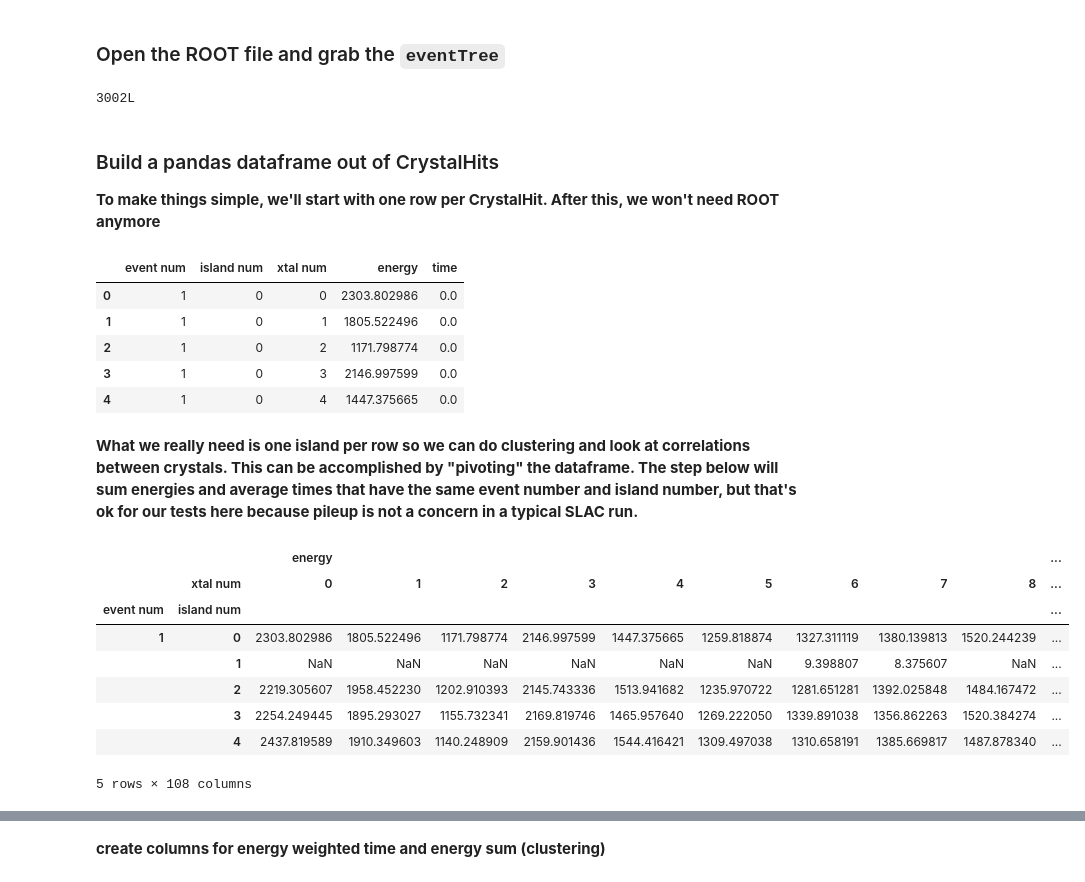
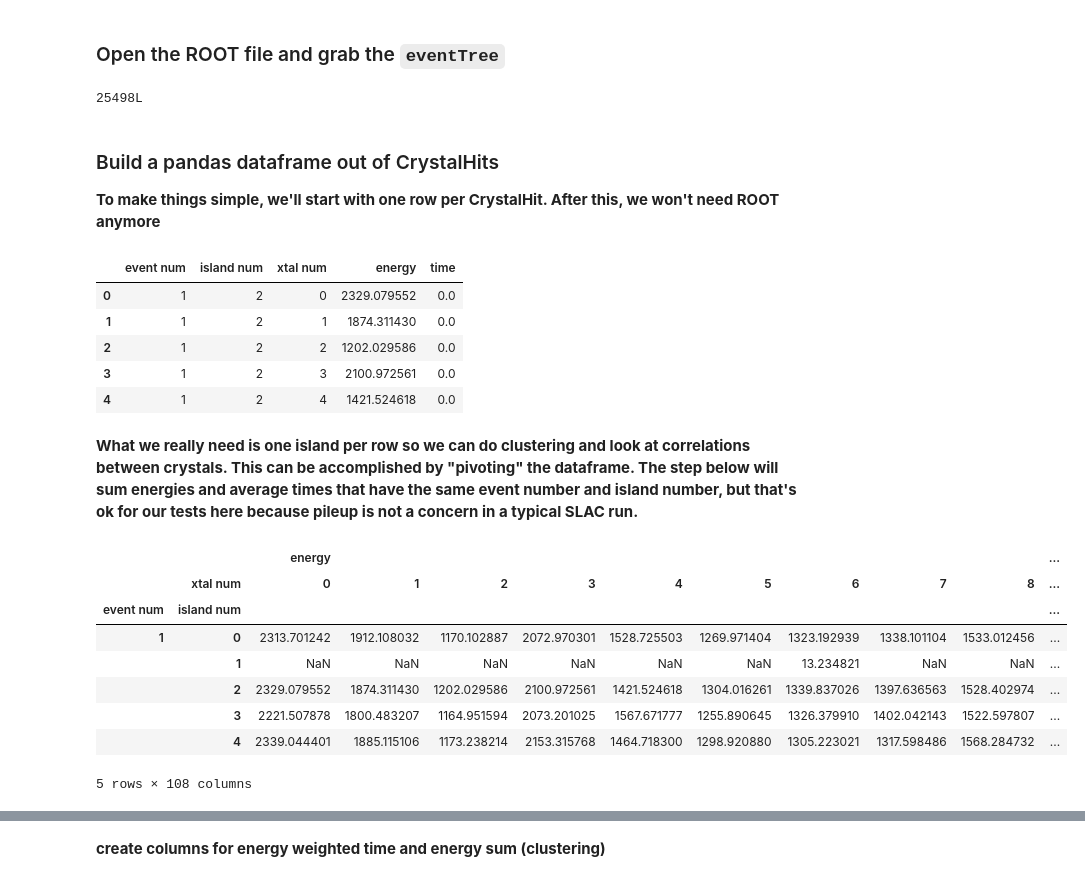
Before and after one commit to atfienberg/gm2-jupyter-notebooks, a Jupyter notebook: SLACWithPandas.ipynb, the cells around one changed output, grey strips where cells are left out. Drawn from its saved outputs; the diff is of its cells as text; code cells hidden in the pictures.

```diff
--- a/SLACWithPandas.ipynb
+++ b/SLACWithPandas.ipynb
@@ -21,8 +21,9 @@ Welcome to JupyROOT 6.08/02
 # %% [markdown]
 ### Open the ROOT file and grab the `eventTree`
 # %%
-slacf = ROOT.TFile("gm2slac_run01936.root")
-slact = slacf.Get('slacAnalyzer/eventTree')
+slact = ROOT.TChain('slacAnalyzer/eventTree')
+for run_num in range(1930, 1939):
+    slact.Add('../rootOutputs/gm2slac_run0{}.root'.format(run_num))
 
 # we are only going to use the CrystalHits
 slact.SetBranchStatus("*",0)
@@ -31,41 +32,46 @@ for used_branch in ['EventNum', 'IslandNum', 'XtalNum', 'Energy', 'Time']:
 
 slact.GetEntries()
 # %% [output]
-3002L
+25498L
 # %% [markdown]
 ### Build a pandas dataframe out of CrystalHits
 **To make things simple, we'll start with one row per CrystalHit. After this, we won't need ROOT anymore**
 # %%
 framevals = []
-for entry in slact:
+for i, entry in enumerate(slact):
+    # keep event number incrementing across runs
+    # without my having to add a run number column right now
+    event_num = [i+1]*len(entry.XtalHit_EventNum)
     framevals.extend(vals for vals in zip(
-        entry.XtalHit_EventNum, entry.XtalHit_IslandNum, entry.XtalHit_XtalNum,
+        event_num, entry.XtalHit_IslandNum, entry.XtalHit_XtalNum,
         entry.XtalHit_Energy, entry.XtalHit_Time))
 
-xtal_df = pd.DataFrame(framevals, columns=['event num', 'island num', 'xtal num', 'energy', 'time'])
+xtal_df = pd.DataFrame(framevals,
+                       columns=['event num', 'island num', 'xtal num', 'energy', 'time'])
 xtal_df.head()
 # %% [output]
 |  | event num | island num | xtal num | energy | time |
-| 0 | 1 | 0 | 0 | 2303.802986 | 0.0 |
-| 1 | 1 | 0 | 1 | 1805.522496 | 0.0 |
-| 2 | 1 | 0 | 2 | 1171.798774 | 0.0 |
-| 3 | 1 | 0 | 3 | 2146.997599 | 0.0 |
-| 4 | 1 | 0 | 4 | 1447.375665 | 0.0 |
+| 0 | 1 | 2 | 0 | 2329.079552 | 0.0 |
+| 1 | 1 | 2 | 1 | 1874.311430 | 0.0 |
+| 2 | 1 | 2 | 2 | 1202.029586 | 0.0 |
+| 3 | 1 | 2 | 3 | 2100.972561 | 0.0 |
+| 4 | 1 | 2 | 4 | 1421.524618 | 0.0 |
 # %% [markdown]
 **What we really need is one island per row so we can do clustering and look at correlations between crystals. This can be accomplished by "pivoting" the dataframe. The step below will sum energies and average times that have the same event number and island number, but that's ok for our tests here because pileup is not a concern in a typical SLAC run.**
 # %%
 xtal_df = xtal_df.pivot_table(index=['event num', 'island num'], columns=['xtal num'],
-                              values=['energy','time'], aggfunc={'energy' : np.sum, 'time' : np.mean})
+                              values=['energy','time'],
+                              aggfunc={'energy' : np.sum, 'time' : np.mean})
 xtal_df.head()
 # %% [output]
 |  |  | energy |  |  |  |  |  |  |  |  | ... |
 |  | xtal num | 0 | 1 | 2 | 3 | 4 | 5 | 6 | 7 | 8 | ... |
 | event num | island num |  |  |  |  |  |  |  |  |  | ... |
-| 1 | 0 | 2303.802986 | 1805.522496 | 1171.798774 | 2146.997599 | 1447.375665 | 1259.818874 | 1327.311119 | 1380.139813 | 1520.244239 | ... |
-|  | 1 | NaN | NaN | NaN | NaN | NaN | NaN | 9.398807 | 8.375607 | NaN | ... |
-|  | 2 | 2219.305607 | 1958.452230 | 1202.910393 | 2145.743336 | 1513.941682 | 1235.970722 | 1281.651281 | 1392.025848 | 1484.167472 | ... |
-|  | 3 | 2254.249445 | 1895.293027 | 1155.732341 | 2169.819746 | 1465.957640 | 1269.222050 | 1339.891038 | 1356.862263 | 1520.384274 | ... |
-|  | 4 | 2437.819589 | 1910.349603 | 1140.248909 | 2159.901436 | 1544.416421 | 1309.497038 | 1310.658191 | 1385.669817 | 1487.878340 | ... |
+| 1 | 0 | 2313.701242 | 1912.108032 | 1170.102887 | 2072.970301 | 1528.725503 | 1269.971404 | 1323.192939 | 1338.101104 | 1533.012456 | ... |
+|  | 1 | NaN | NaN | NaN | NaN | NaN | NaN | 13.234821 | NaN | NaN | ... |
+|  | 2 | 2329.079552 | 1874.311430 | 1202.029586 | 2100.972561 | 1421.524618 | 1304.016261 | 1339.837026 | 1397.636563 | 1528.402974 | ... |
+|  | 3 | 2221.507878 | 1800.483207 | 1164.951594 | 2073.201025 | 1567.671777 | 1255.890645 | 1326.379910 | 1402.042143 | 1522.597807 | ... |
+|  | 4 | 2339.044401 | 1885.115106 | 1173.238214 | 2153.315768 | 1464.718300 | 1298.920880 | 1305.223021 | 1317.598486 | 1568.284732 | ... |
 5 rows × 108 columns
 # %%
 # times are in there too
```
Also changed, not shown: parts of 29 cells of this notebook.
